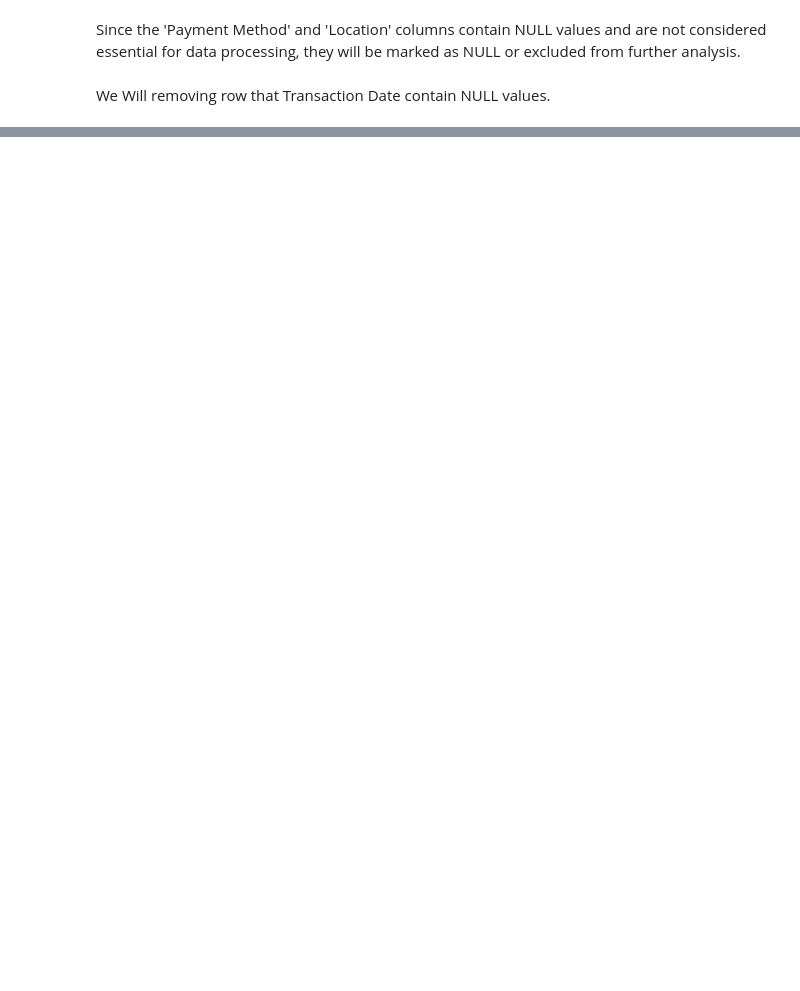
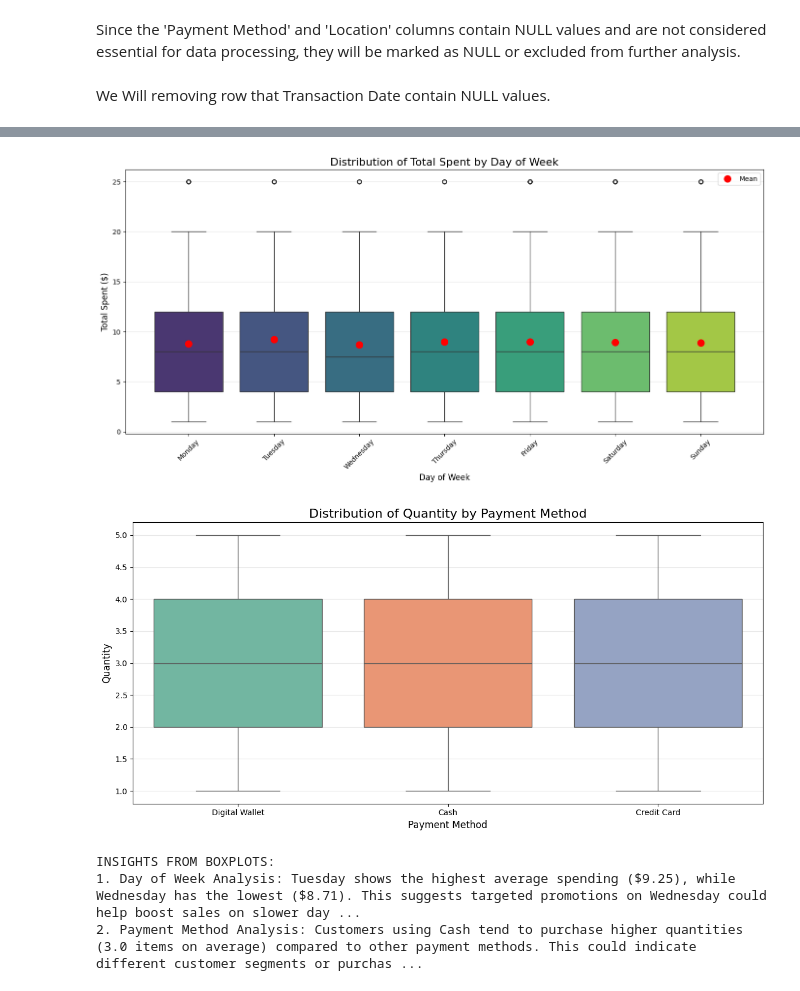
Before and after one commit to ItSam77/Semester-6, a Jupyter notebook: PDS/edas/eda.ipynb, the cells around one changed output, grey strips where cells are left out. Drawn from its saved outputs; the diff is of its cells as text; code cells hidden in the pictures; blank space fills up the shorter version.

```diff
--- a/PDS/edas/eda.ipynb
+++ b/PDS/edas/eda.ipynb
@@ -340,0 +408,52 @@ memory usage: 602.2+ KB
+# %%
+# Sort days of week in chronological order
+day_order = ['Monday', 'Tuesday', 'Wednesday', 'Thursday', 'Friday', 'Saturday', 'Sunday']
+
+# Box plots for Total Spent by Day of Week with improved styling
+plt.figure(figsize=(14, 7))
+sns.boxplot(x='Day of Week', y='Total Spent', data=data, order=day_order, palette='viridis')
+plt.title('Distribution of Total Spent by Day of Week', fontsize=16)
+plt.xlabel('Day of Week', fontsize=12)
+plt.ylabel('Total Spent ($)', fontsize=12)
+plt.xticks(rotation=45)
+plt.grid(axis='y', alpha=0.3)
+
+# Add mean markers to make them stand out
+means = data.groupby('Day of Week')['Total Spent'].mean()
+ordered_means = [means[day] if day in means else 0 for day in day_order]
+plt.plot(range(len(day_order)), ordered_means, 'o', color='red', markersize=10, label='Mean')
+plt.legend()
+
+plt.tight_layout()
+plt.show()
+
+# Create a new boxplot for Quantity by Payment Method
+plt.figure(figsize=(12, 6))
+payment_order = data['Payment Method'].dropna().value_counts().index.tolist()
+sns.boxplot(x='Payment Method', y='Quantity', data=data, order=payment_order, palette='Set2')
+plt.title('Distribution of Quantity by Payment Method', fontsize=16)
+plt.xlabel('Payment Method', fontsize=12)
+plt.ylabel('Quantity', fontsize=12)
+plt.grid(axis='y', alpha=0.3)
+plt.tight_layout()
+plt.show()
+
+# Print insights
+print("INSIGHTS FROM BOXPLOTS:")
+day_means = data.groupby('Day of Week')['Total Spent'].mean().reindex(day_order)
+busiest_day = day_means.idxmax()
+slowest_day = day_means.idxmin()
+print(f"1. Day of Week Analysis: {busiest_day} shows the highest average spending (${day_means[busiest_day]:.2f}), " +
+      f"while {slowest_day} has the lowest (${day_means[slowest_day]:.2f}). This suggests targeted promotions " +
+      f"on {slowest_day} could help boost sales on slower days.")
+
+payment_insights = data.groupby('Payment Method')['Quantity'].mean().sort_values(ascending=False)
+print(f"2. Payment Method Analysis: Customers using {payment_insights.index[0]} tend to purchase higher quantities " +
+      f"({payment_insights.iloc[0]:.1f} items on average) compared to other payment methods. " +
+      f"This could indicate different customer segments or purchasing behaviors based on payment preference.")
+# %% [output]
+[figure, added]
+[figure, added]
+INSIGHTS FROM BOXPLOTS:
+1. Day of Week Analysis: Tuesday shows the highest average spending ($9.25), while Wednesday has the lowest ($8.71). This suggests targeted promotions on Wednesday could help boost sales on slower day ...
+2. Payment Method Analysis: Customers using Cash tend to purchase higher quantities (3.0 items on average) compared to other payment methods. This could indicate different customer segments or purchas ...
```
Also changed, not shown: parts of 14 cells of this notebook.
